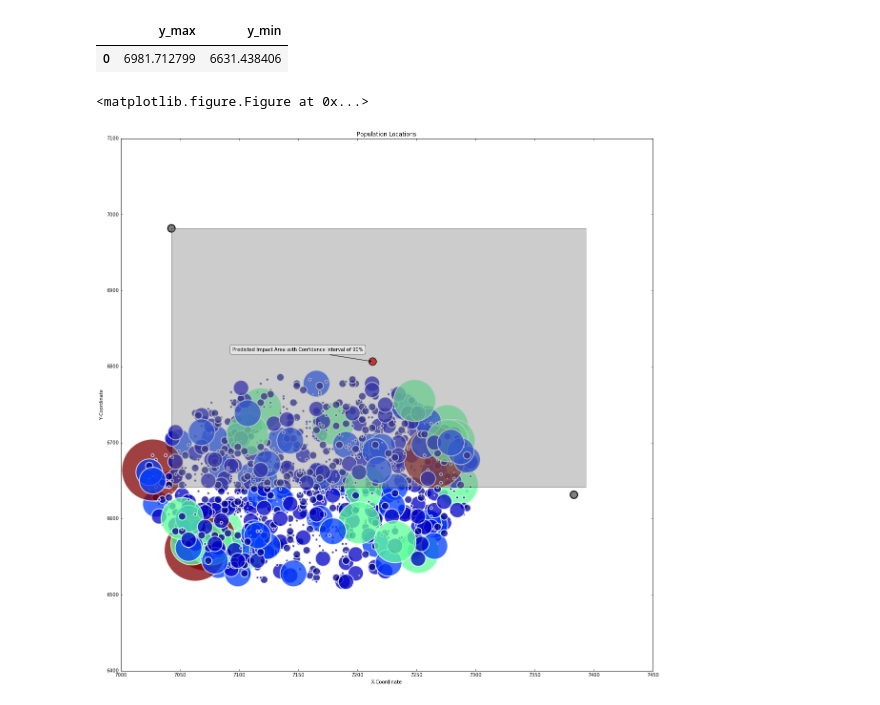
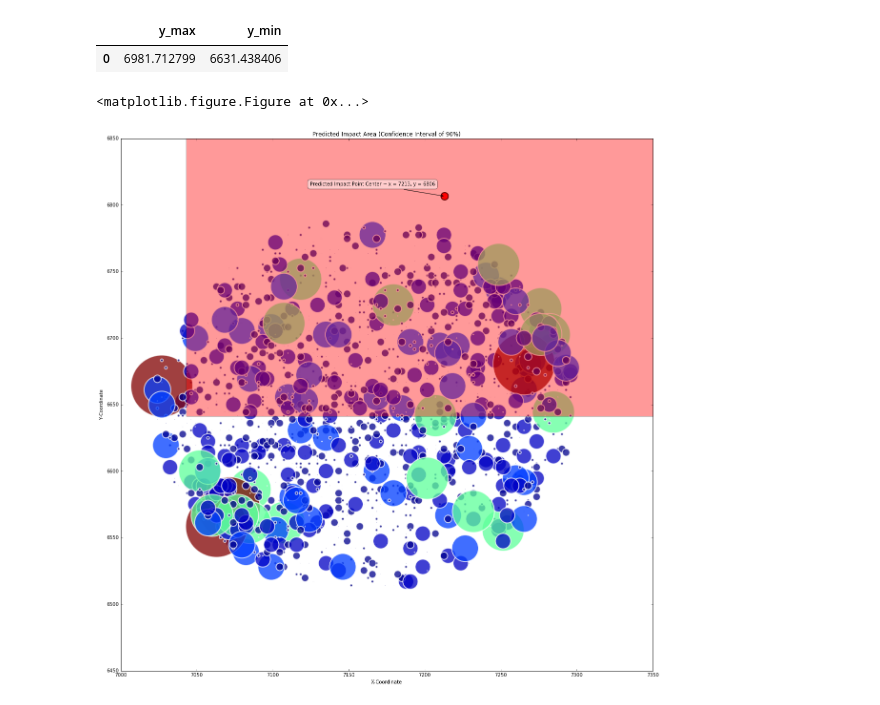
Before and after one commit to rickfarmer/harvard-cs-109a-data-science, a Jupyter notebook: Farmer_Rick_CS109A_Midterm.ipynb, the cells around one changed output. Drawn from its saved outputs; the diff is of its cells as text; code cells hidden in the pictures.

```diff
--- a/Farmer_Rick_CS109A_Midterm.ipynb
+++ b/Farmer_Rick_CS109A_Midterm.ipynb
@@ -571,45 +571,45 @@ impact_y_conint_df
 |  | y_max | y_min |
 | 0 | 6981.712799 | 6631.438406 |
 # %%
-# Multilinear regression model, calculating fit, P-values, confidence intervals etc.
+# Show the area under threat within the 90% confidence interval
 fig = plt.figure(figsize=(20, 20))
 
-
-# Assign the residents in a given area, and the coordinates for plotting
+# Assign the residents in a given area, and the coordinates for plotting, exagerate the size to make it easier to
+# see where people are clustered
 residents, pop_x, pop_y =  pop_df['residents']**5, pop_df['x'], pop_df['y']
 
 # Create the figure
 fig = plt.figure(figsize=(20,20))
 ax1 = plt.axes()
 ax1.scatter(pop_x, pop_y, s=residents, c=residents, linewidths=2, edgecolor='w').set_alpha(0.75)
 ax1.scatter(impact_x, impact_y, s=residents, c='red', linewidths=2, edgecolor='k').set_alpha(1.0)
 ax1.set_xlabel('X-Coordinate')
 ax1.set_ylabel('Y-Coordinate')
-ax1.set_title('Population Locations')
+ax1.set_title('Predicted Impact Area (Confidence Interval of 90%)')
 
 # Reference: http://stackoverflow.com/questions/5147112/matplotlib-how-to-put-individual-tags-for-a-scatter-plot
 plt.annotate(
-        'Predicted Impact Point is ~ x = 7213, y = 6806',
+        'Predicted Impact Point Center ~ x = 7213, y = 6806',
         xy = (impact_x, impact_y), xytext = (-20, 20),
         textcoords = 'offset points', ha = 'right', va = 'bottom',
         bbox = dict(boxstyle = 'round, pad=0.5', fc = 'white', alpha = 0.5),
         arrowprops = dict(arrowstyle = '->', connectionstyle = 'arc3, rad=0'))
 
 x_top = impact_x_conint_df.x_min
 y_top = impact_y_conint_df.y_max
 x_bottom = impact_x_conint_df.x_max
 y_bottom = impact_y_conint_df.y_min
 w = impact_x_conint_df.x_min - impact_x_conint_df.x_max
 h = impact_y_conint_df.y_max - impact_y_conint_df.y_min
 
-ax1.scatter(x_top, y_top, s=residents, c='grey', linewidths=2, edgecolor='k').set_alpha(1.0)
-ax1.scatter(x_bottom, y_bottom, s=residents, c='grey', linewidths=2, edgecolor='k').set_alpha(1.0)
+#ax1.scatter(x_top, y_top, s=residents, c='grey', linewidths=2, edgecolor='k').set_alpha(1.0)
+#ax1.scatter(x_bottom, y_bottom, s=residents, c='grey', linewidths=2, edgecolor='k').set_alpha(1.0)
 
 from matplotlib.patches import Rectangle
 currentAxis = plt.gca()
 currentAxis.add_patch(Rectangle((x_top, y_top), h, w,
-                                alpha=.40, facecolor='grey'))
+                                alpha=.40, facecolor='red'))
 plt.show()
 # %% [output]
 <matplotlib.figure.Figure at 0x...>
-[figure, old version]
+[figure, new version]
```
Also changed, not shown: parts of 2 cells of this notebook.
